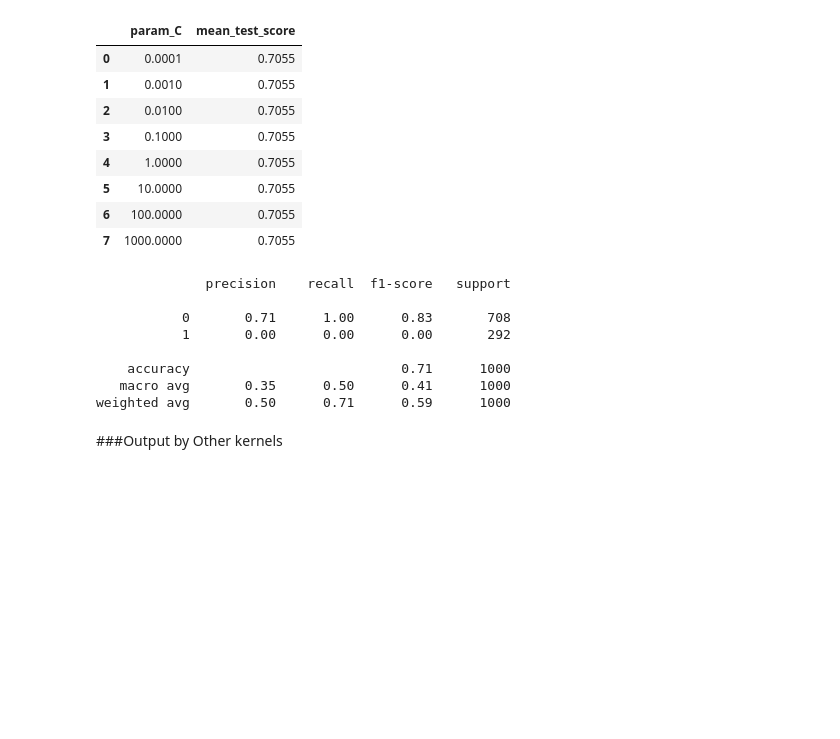
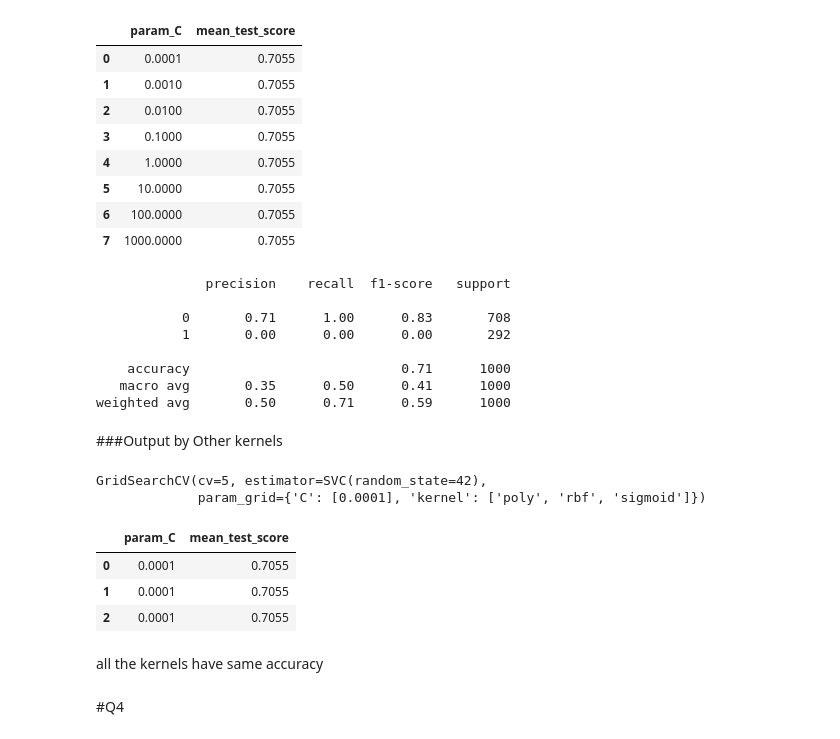
Before and after one commit to gauravraidata/IITJ-projects, a Jupyter notebook: Assignment1(DP,LR,SVM,RF).ipynb, the cells around one changed output. Saved outputs shown, nothing was run; the diff lists cells and outputs as text; code cells hidden in the pictures; blank space fills up the shorter version.

```diff
--- a/Assignment1(DP,LR,SVM,RF).ipynb
+++ b/Assignment1(DP,LR,SVM,RF).ipynb
@@ -1037,12 +998,23 @@ BPL_multimodel = SVC(random_state=42)
 
 multi_model_params = {
     'kernel': ['poly', 'rbf', 'sigmoid'],
-    'C': [0.0001, 0.001, 0.01, 0.1, 1, 10, 100, 1000],
-    'gamma': ['scale', 'auto']
+    'C': [0.0001]
 }
 
 Multi_kernel_clf = GridSearchCV(BPL_multimodel, multi_model_params, cv=5)
 Multi_kernel_clf.fit(BPL_trainX, BPL_trainY)
+# %% [output]
+GridSearchCV(cv=5, estimator=SVC(random_state=42),
+             param_grid={'C': [0.0001], 'kernel': ['poly', 'rbf', 'sigmoid']})
 # %%
 Multi_model_accuracy_table = pd.DataFrame(Multi_kernel_clf.cv_results_)
-Multi_model_accuracy_table[['param_kernel', 'param_C', 'param_gamma', 'mean_test_score']]
+Multi_model_accuracy_table[['param_C', 'mean_test_score']]
+# %% [output]
+|  | param_C | mean_test_score |
+| 0 | 0.0001 | 0.7055 |
+| 1 | 0.0001 | 0.7055 |
+| 2 | 0.0001 | 0.7055 |
+# %% [markdown]
+all the kernels have same accuracy
+# %% [markdown]
+#Q4
```
Also changed, not shown: parts of 6 cells of this notebook.
